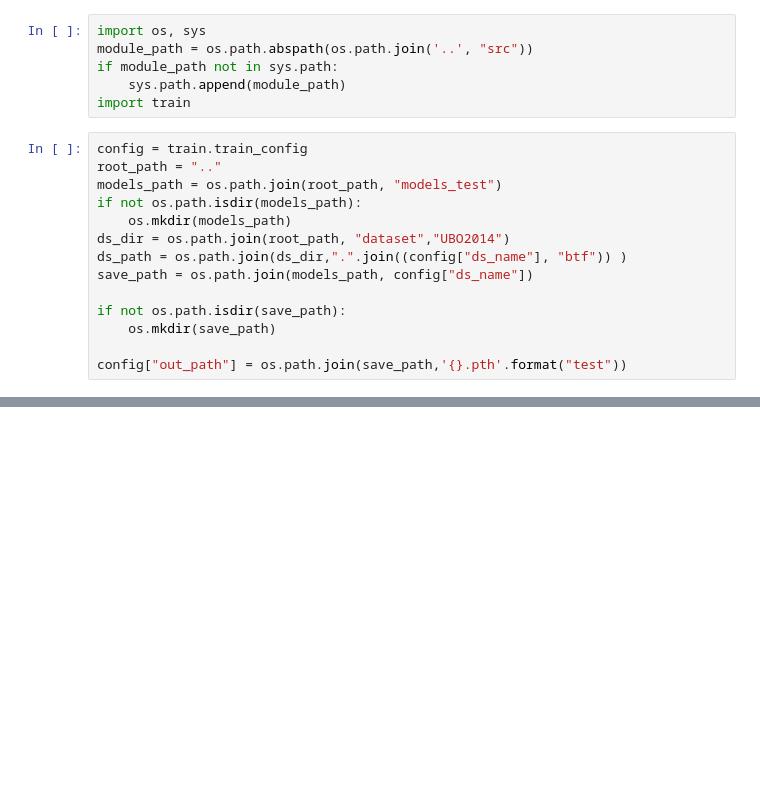
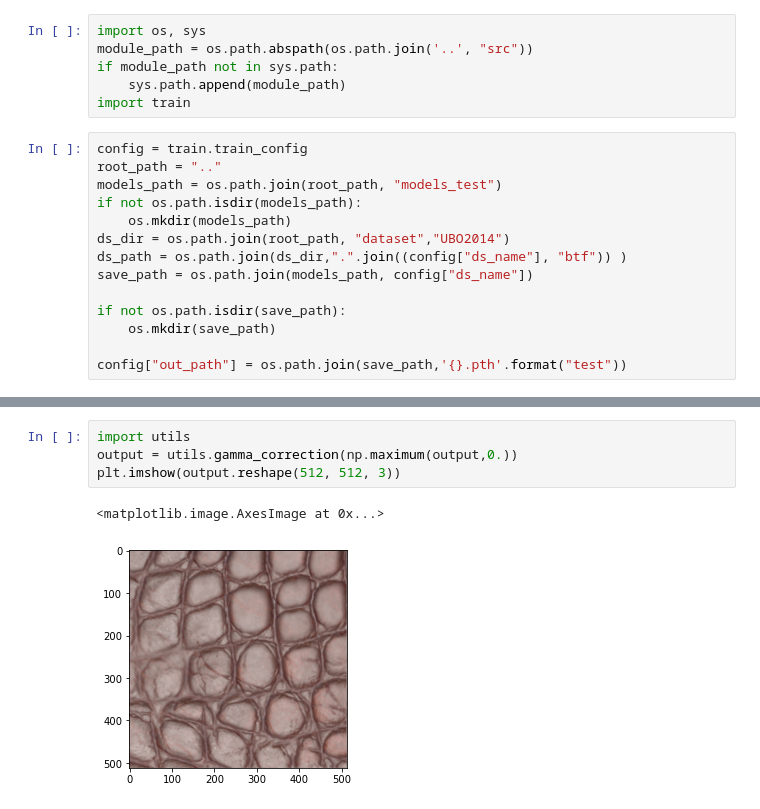
Before and after one commit to Traverse-Research/NeuBTF, a Jupyter notebook: nbs/ubo2014_train.ipynb, the cells around one changed output, grey strips where cells are left out. Drawn from its saved outputs; the diff is of its cells as text; blank space fills up the shorter version.

```diff
--- a/nbs/ubo2014_train.ipynb
+++ b/nbs/ubo2014_train.ipynb
@@ -47,0 +84,7 @@ Clipping input data to the valid range for imshow with RGB data ([0..1] for floa
+# %%
+import utils
+output = utils.gamma_correction(np.maximum(output,0.))
+plt.imshow(output.reshape(512, 512, 3))
+# %% [output]
+<matplotlib.image.AxesImage at 0x...>
+[figure, added]
```
Also changed, not shown: parts of 8 cells of this notebook, 2 other files.
